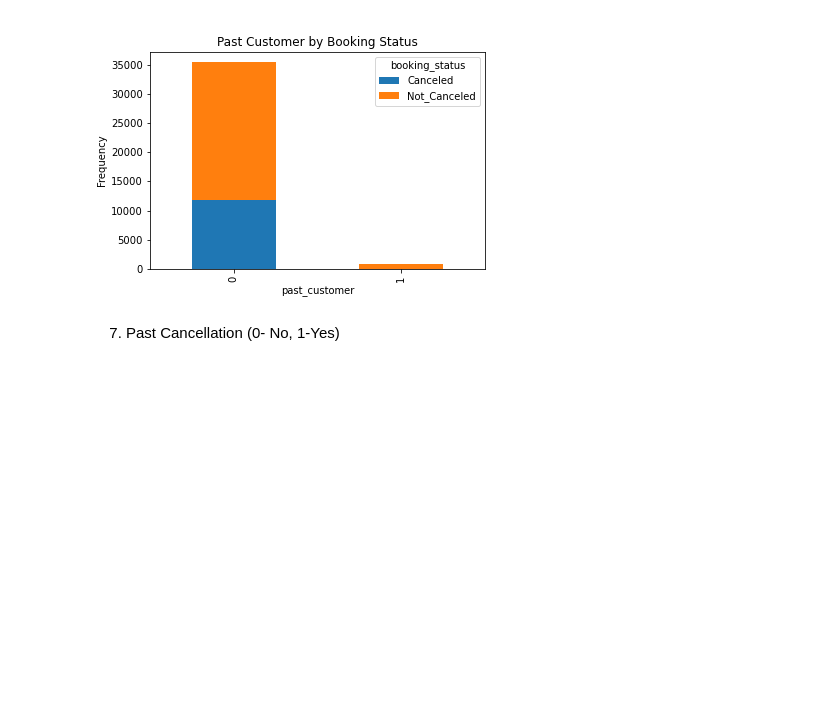
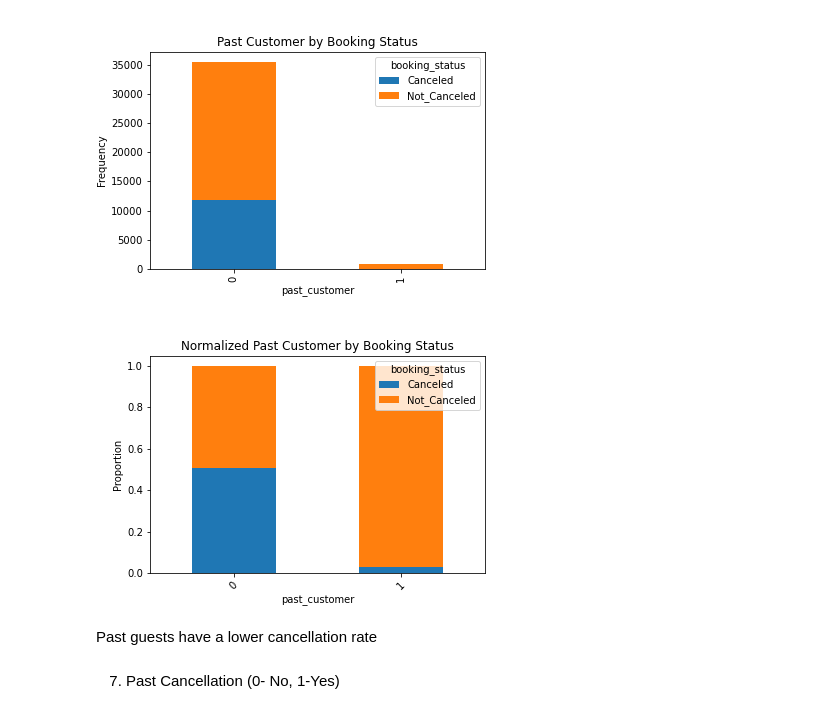
Before and after one commit to vivianndo/ads505, a Jupyter notebook: eda_merged_092823.ipynb, the cells around one changed output. Cells and saved outputs as stored; diff of their text form; code cells hidden in the pictures; blank space fills up the shorter version.

```diff
--- a/eda_merged_092823.ipynb
+++ b/eda_merged_092823.ipynb
@@ -562,6 +585,20 @@ plt.title('Past Customer by Booking Status')
 # %% [output]
 Text(0.5, 1.0, 'Past Customer by Booking Status')
 [figure]
+# %%
+# Normalized barcharts
+cross_tab = pd.crosstab(index=df['past_customer'], columns=df['booking_status'])
+cross_tab = round(cross_tab.div(cross_tab.sum(0), axis=1)*100,1)
+norm_cross_tab=cross_tab.div(cross_tab.sum(axis=1), axis=0)
+norm_cross_tab.plot(kind='bar', stacked=True)
+plt.title(f"Normalized Past Customer by Booking Status")
+plt.xticks(rotation=45)
+plt.ylabel('Proportion')
+plt.show()
+# %% [output]
+[figure, added]
+# %% [markdown]
+Past guests have a lower cancellation rate
 # %% [markdown]
 7. Past Cancellation (0- No, 1-Yes)
 # %%
```
Also changed, not shown: parts of 66 cells of this notebook.
